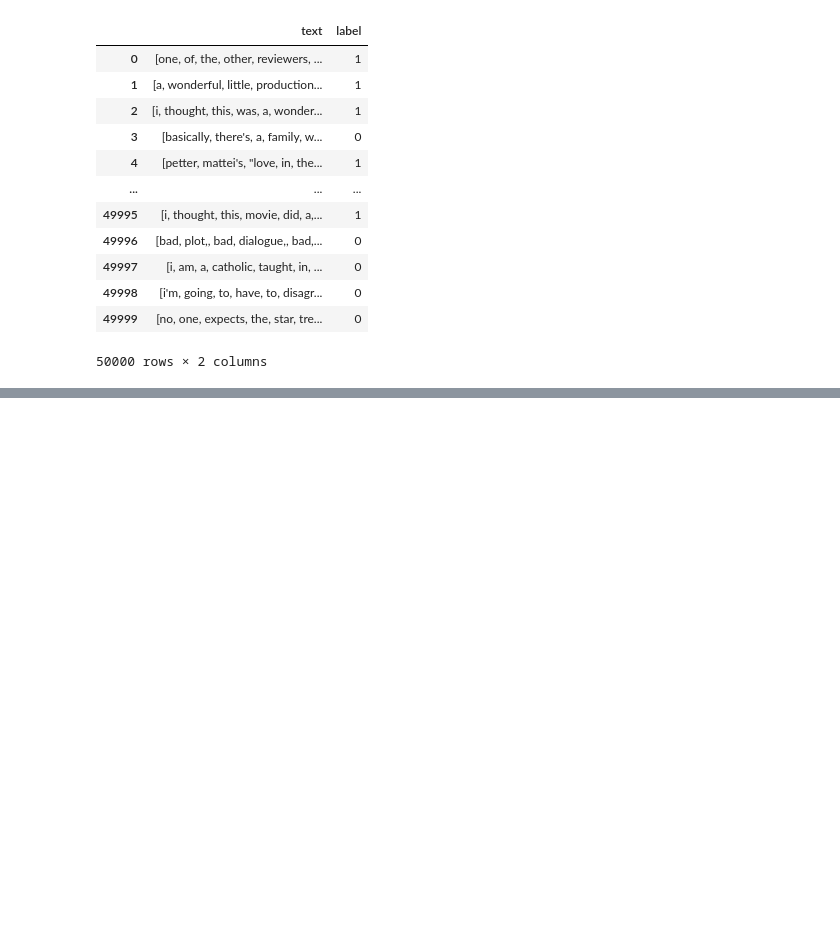
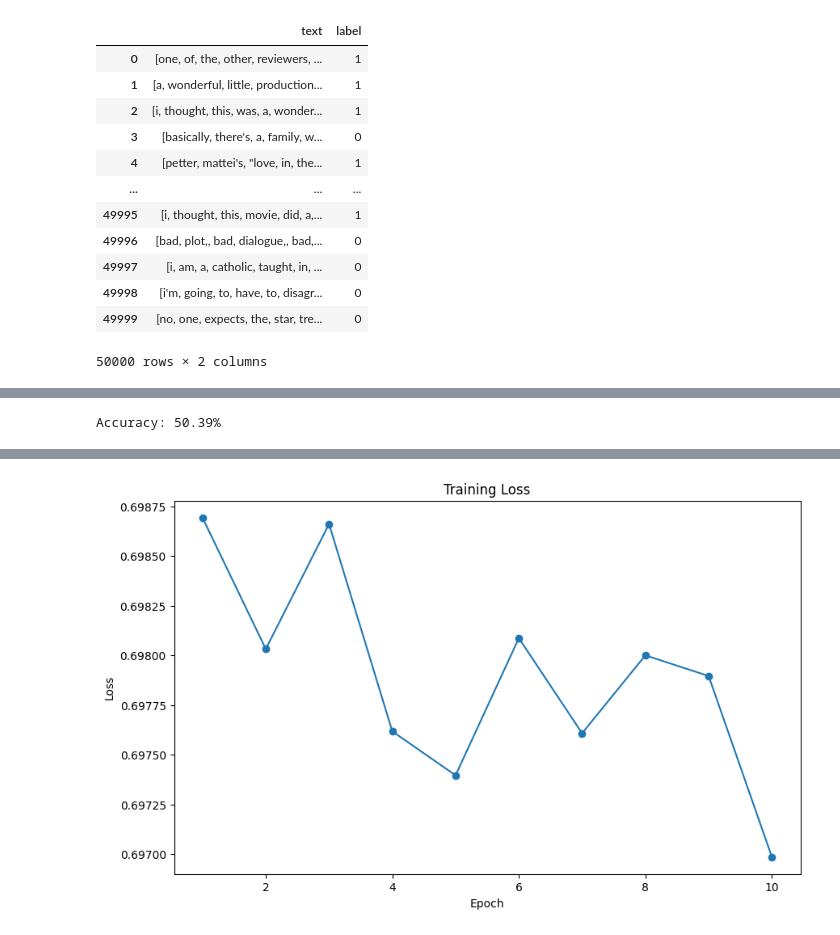
Before and after one commit to MeetBagda/movie-review-sentiment-rnn, a Jupyter notebook: Movie_Review_Sentiment_Analysis.ipynb, the cells around one changed output, grey strips where cells are left out. Cells and saved outputs as stored; diff of their text form; code cells hidden in the pictures; blank space fills up the shorter version.

```diff
--- a/Movie_Review_Sentiment_Analysis.ipynb
+++ b/Movie_Review_Sentiment_Analysis.ipynb
@@ -95,6 +95,13 @@ model = SentimentRNN(vocab_size, embed_size, hidden_size, output_size)
 criterion = nn.CrossEntropyLoss()
 optimizer = optim.Adam(model.parameters(), lr=0.001)
 
+if torch.cuda.is_available():
+    device = torch.device("cuda")
+    print(f"Using GPU: {torch.cuda.get_device_name(0)}")
+else:
+    device = torch.device("cpu")
+    print("Using CPU")
+model = model.to(device)
 num_epochs = 10
 for epoch in range(num_epochs):
     print(f"\n🚀 Starting Epoch {epoch+1}/{num_epochs}", flush=True)  # 👈 Add this line
@@ -129,6 +150,7 @@ correct = 0
 total = 0
 with torch.no_grad():
     for texts, labels in test_loader:
+        texts, labels = texts.to(device), labels.to(device)
         outputs = model(texts)
         _, predicted = torch.max(outputs.data, 1)
         total += labels.size(0)
@@ -136,3 +158,5 @@ with torch.no_grad():
 
 accuracy = 100 * correct / total
 print(f'Accuracy: {accuracy:.2f}%')
+# %% [output]
+Accuracy: 50.39%
@@ -142,3 +162,0 @@ print("labels shape:", labels.shape)
-# %%
-device = torch.device("cuda" if torch.cuda.is_available() else "cpu")
-print(f"Using device: {device}")
@@ -148,0 +163,27 @@ df.shape
+# %%
+losses = []
+
+for epoch in range(num_epochs):
+    model.train()
+    epoch_loss = 0
+    for texts, labels in train_loader:
+        texts, labels = texts.to(device), labels.to(device)
+        outputs = model(texts)
+        loss = criterion(outputs, labels)
+
+        optimizer.zero_grad()
+        loss.backward()
+        optimizer.step()
+
+        epoch_loss += loss.item()
+
+    losses.append(epoch_loss / len(train_loader))
+    print(f'Epoch [{epoch+1}/{num_epochs}], Loss: {epoch_loss / len(train_loader):.4f}')
+
+plt.figure(figsize=(10, 6))
+plt.plot(range(1, num_epochs + 1), losses, marker='o')
+plt.xlabel('Epoch')
+plt.ylabel('Loss')
+plt.title('Training Loss')
+plt.show()
+# %% [output]
@@ -148,0 +200 @@ df.shape
+[figure, added]
```
Also changed, not shown: parts of 5 cells of this notebook.
